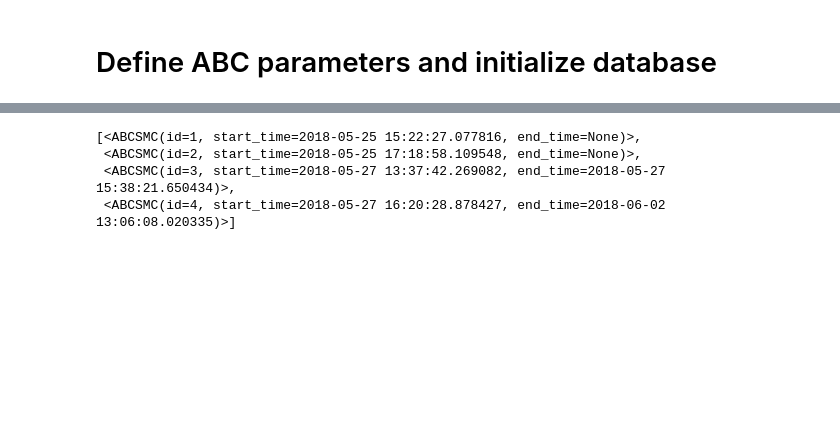
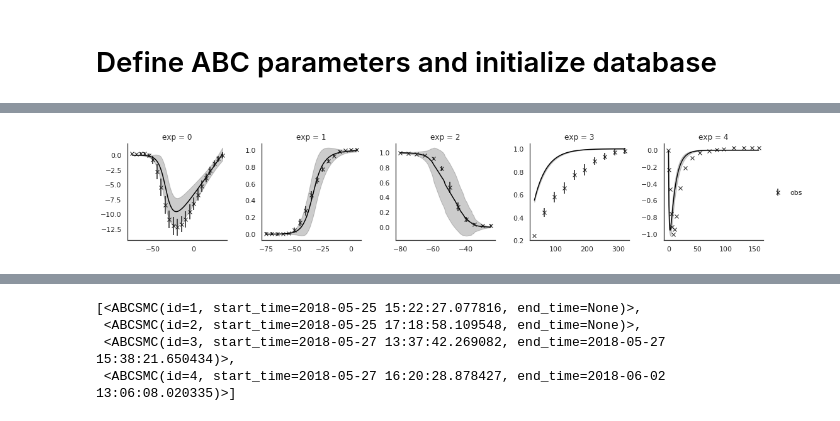
Before and after one commit to charleshouston/ion-channel-ABC, a Jupyter notebook: notebooks/hl-1_icat.ipynb, the cells around one changed output, grey strips where cells are left out. Saved outputs shown, nothing was run; the diff lists cells and outputs as text; code cells hidden in the pictures; blank space fills up the shorter version.

Commit message:
Updates to other channels - did not require additional error bar data

```diff
--- a/notebooks/hl-1_icat.ipynb
+++ b/notebooks/hl-1_icat.ipynb
@@ -81,0 +185,2 @@ history = abc.run(minimum_epsilon=0.29, max_nr_populations=50)
+# %%
+history = abc.run(minimum_epsilon=0.1, max_nr_populations=10)
@@ -93,2 +231,37 @@ plot_sim_results(history, "icat", n_samples=10, obs=measurements)
+# %%
+from pyabc_custom import simulate
+samples = pd.DataFrame({})
+
+post_df, post_w = history.get_distribution(m=0)
+post_th = (post_df.sample(n=200,
+                          weights=post_w,
+                          replace=True)
+           .to_dict(orient='records'))
+for i, th in enumerate(post_th):
+    output = simulate('icat', n_x=200, **th)
+    #output['sample'] = i
+    output['distribution'] = 'post'
+    samples = samples.append(output, ignore_index=True)
+# %%
+def measured_plot(**kwargs):
+    measurements = kwargs.pop('measurements')
+    ax = plt.gca()
+    data = kwargs.pop('data')
+    exp = data['exp'].unique()[0]
+    plt.errorbar(measurements.loc[measurements['exp']==exp]['x'],
+                 measurements.loc[measurements['exp']==exp]['y'],
+                 yerr=measurements.loc[measurements['exp']==exp]['errs'],
+                 label='obs', ls='None', marker='x', color='k')
+# %%
+grid = sns.FacetGrid(samples,
+                     col='exp', sharex='col', sharey='col',
+                     legend_out=True)
+grid = grid.map_dataframe(sns.lineplot, x='x', y='y',
+                          estimator=np.mean,
+                          err_style='band', ci='sd',
+                          color='black')
+grid = grid.map_dataframe(measured_plot, measurements=measurements).add_legend()
+# %% [output]
+[figure, added]
 # %%
 from visualization_custom import plot_kde_2d_custom
```
Also changed, not shown: parts of 30 cells of this notebook, 7 other files.
